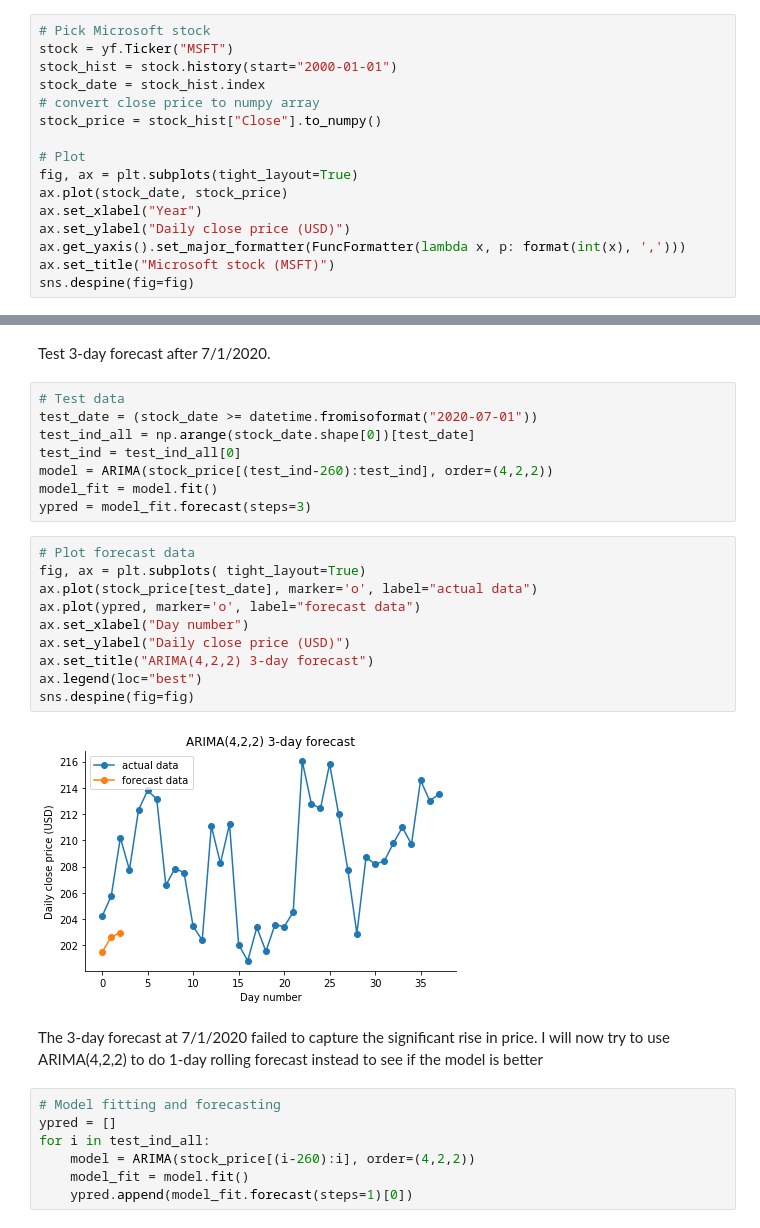
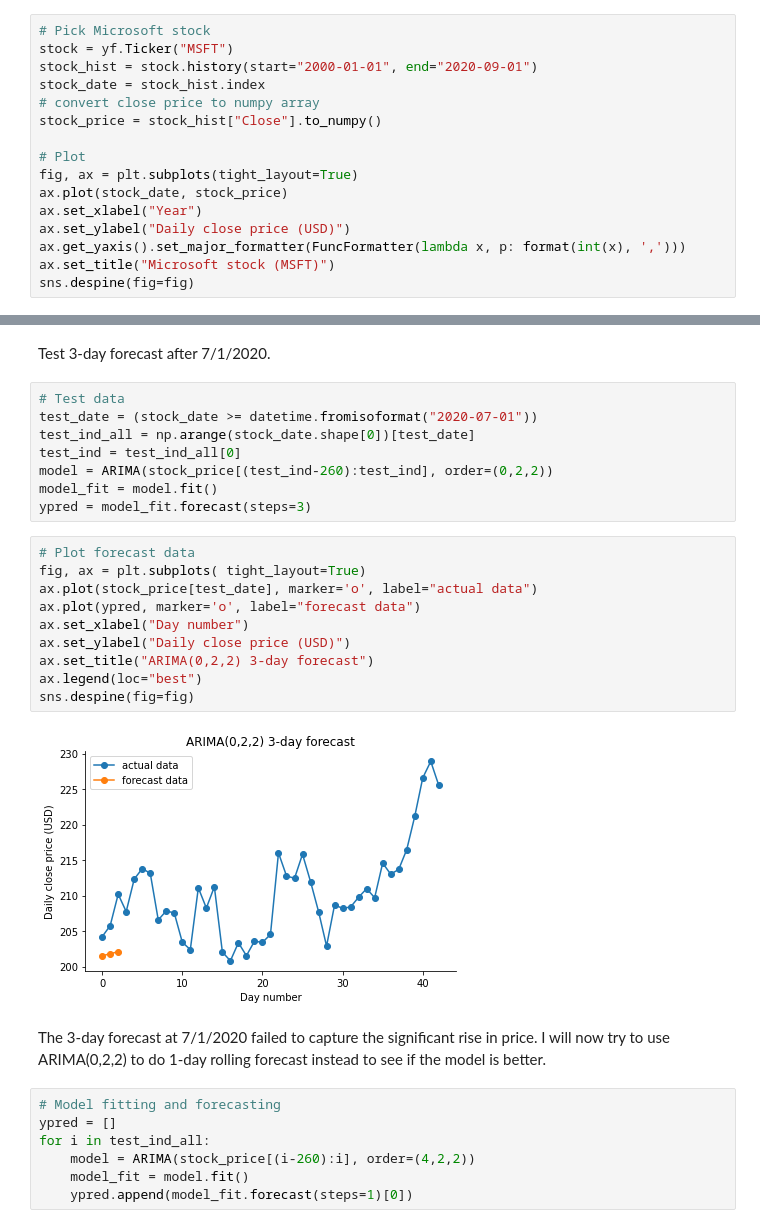
Before and after one commit to hoangvanphan/fun_projects, a Jupyter notebook: stock_forecast/stock_forecast.ipynb, the cells around one changed output, grey strips where cells are left out. Cells and saved outputs as stored; diff of their text form.

```diff
--- a/stock_forecast/stock_forecast.ipynb
+++ b/stock_forecast/stock_forecast.ipynb
@@ -38,7 +38,7 @@ I will use all available data after 2000, because this period should cover most
 # %%
 # Pick Microsoft stock
 stock = yf.Ticker("MSFT")
-stock_hist = stock.history(start="2000-01-01")
+stock_hist = stock.history(start="2000-01-01", end="2020-09-01")
 stock_date = stock_hist.index
 # convert close price to numpy array
 stock_price = stock_hist["Close"].to_numpy()
@@ -132,23 +132,23 @@ Test 3-day forecast after 7/1/2020.
 test_date = (stock_date >= datetime.fromisoformat("2020-07-01"))
 test_ind_all = np.arange(stock_date.shape[0])[test_date]
 test_ind = test_ind_all[0]
-model = ARIMA(stock_price[(test_ind-260):test_ind], order=(4,2,2))
+model = ARIMA(stock_price[(test_ind-260):test_ind], order=(0,2,2))
 model_fit = model.fit()
 ypred = model_fit.forecast(steps=3)
 # %%
 # Plot forecast data
 fig, ax = plt.subplots( tight_layout=True)
 ax.plot(stock_price[test_date], marker='o', label="actual data")
 ax.plot(ypred, marker='o', label="forecast data")
 ax.set_xlabel("Day number")
 ax.set_ylabel("Daily close price (USD)")
-ax.set_title("ARIMA(4,2,2) 3-day forecast")
+ax.set_title("ARIMA(0,2,2) 3-day forecast")
 ax.legend(loc="best")
 sns.despine(fig=fig)
 # %% [output]
-[figure, old version]
+[figure, new version]
 # %% [markdown]
-The 3-day forecast at 7/1/2020 failed to capture the significant rise in price. I will now try to use ARIMA(4,2,2) to do 1-day rolling forecast instead to see if the model is better
+The 3-day forecast at 7/1/2020 failed to capture the significant rise in price. I will now try to use ARIMA(0,2,2) to do 1-day rolling forecast instead to see if the model is better.
 # %%
 # Model fitting and forecasting
 ypred = []
```
Also changed, not shown: parts of 38 cells of this notebook, 1 other file.
